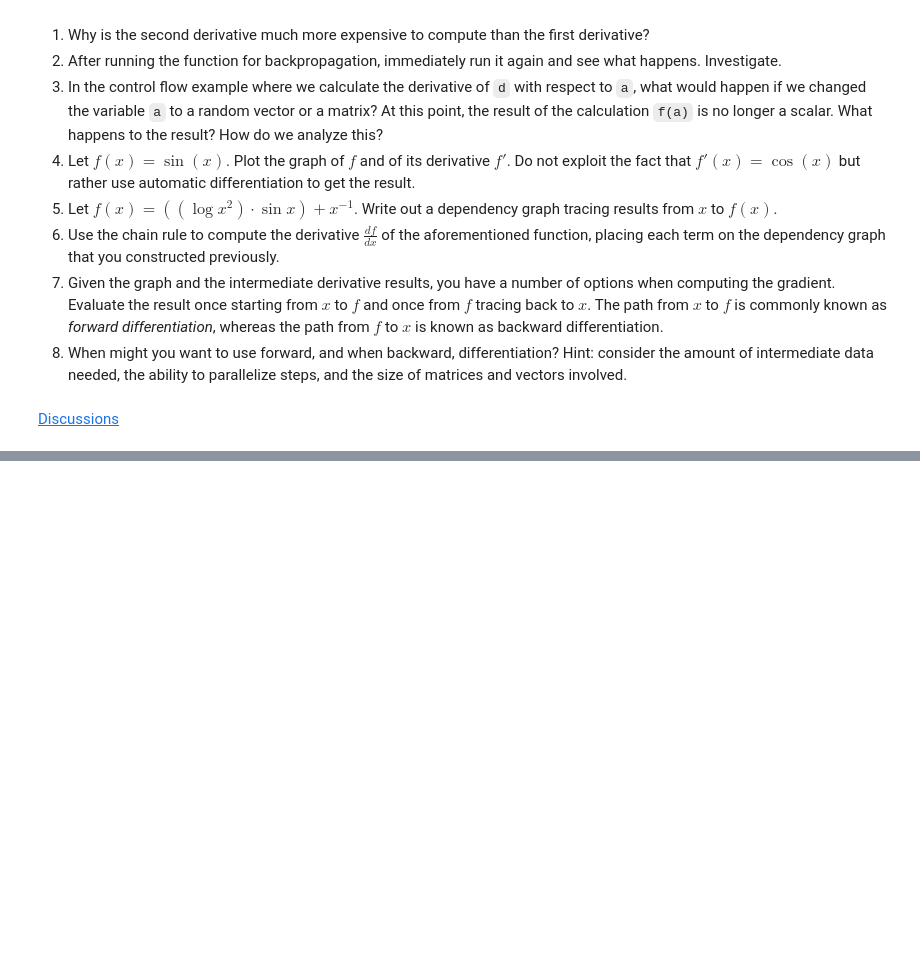
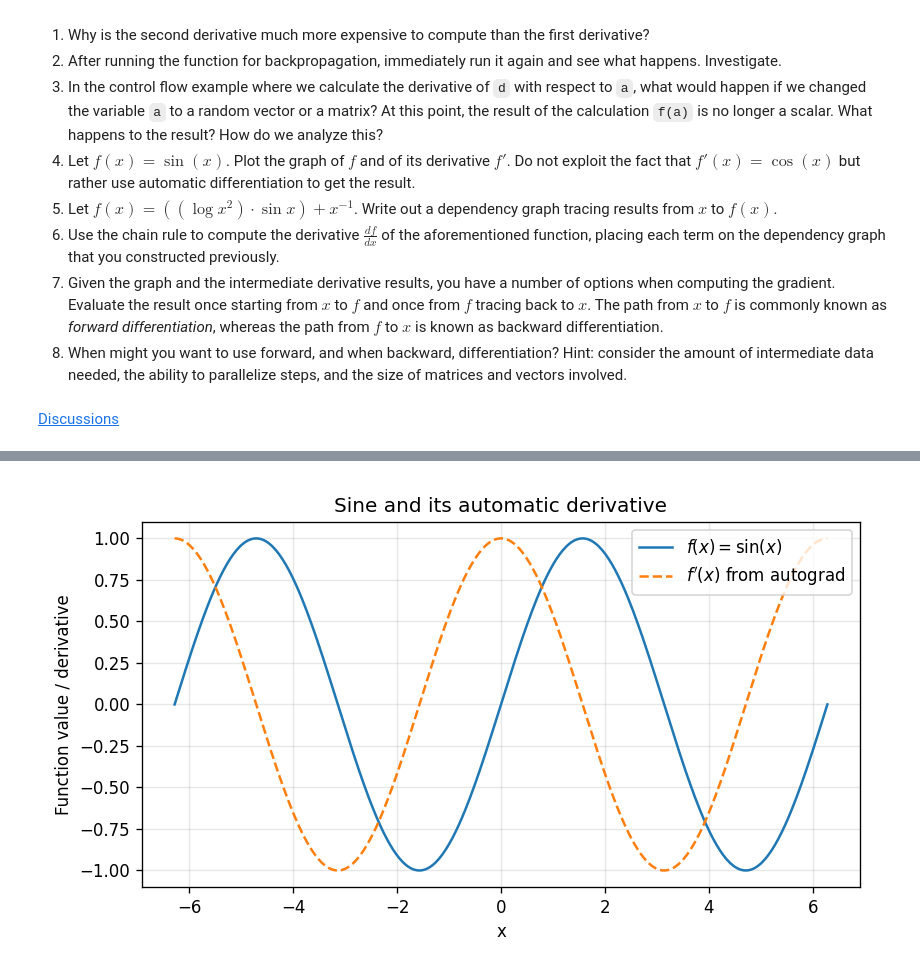
Before and after one commit to GideonBature/d2lai, a Jupyter notebook: chapter_preliminaries/autograd.ipynb, the cells around one changed output, grey strips where cells are left out. Saved outputs shown, nothing was run; the diff lists cells and outputs as text; code cells hidden in the pictures; blank space fills up the shorter version.

Commit message:
Implement code changes to enhance functionality and improve performance

```diff
--- a/chapter_preliminaries/autograd.ipynb
+++ b/chapter_preliminaries/autograd.ipynb
@@ -318,0 +472,19 @@ For now, try to remember these basics: (i) attach gradients to those variables w
+# %%
+import matplotlib.pyplot as plt
+
+x = torch.linspace(-2 * torch.pi, 2 * torch.pi, 401, requires_grad=True)
+y = torch.sin(x)
+y.sum().backward()
+
+fig, ax = plt.subplots(figsize=(7, 4))
+ax.plot(x.detach().numpy(), y.detach().numpy(), label=r"$f(x) = \sin(x)$")
+ax.plot(x.detach().numpy(), x.grad.numpy(), "--", label=r"$f'(x)$ from autograd")
+ax.set_xlabel("x")
+ax.set_ylabel("Function value / derivative")
+ax.set_title("Sine and its automatic derivative")
+ax.grid(alpha=0.3)
+ax.legend()
+fig.tight_layout()
+plt.show()
+# %% [output]
+[figure, added]
```
Also changed, not shown: parts of 21 cells of this notebook.
